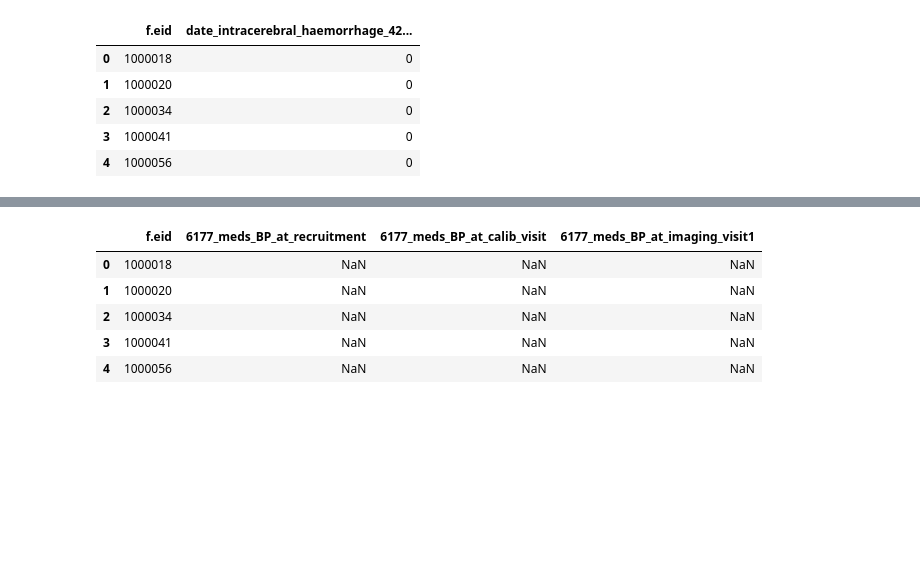
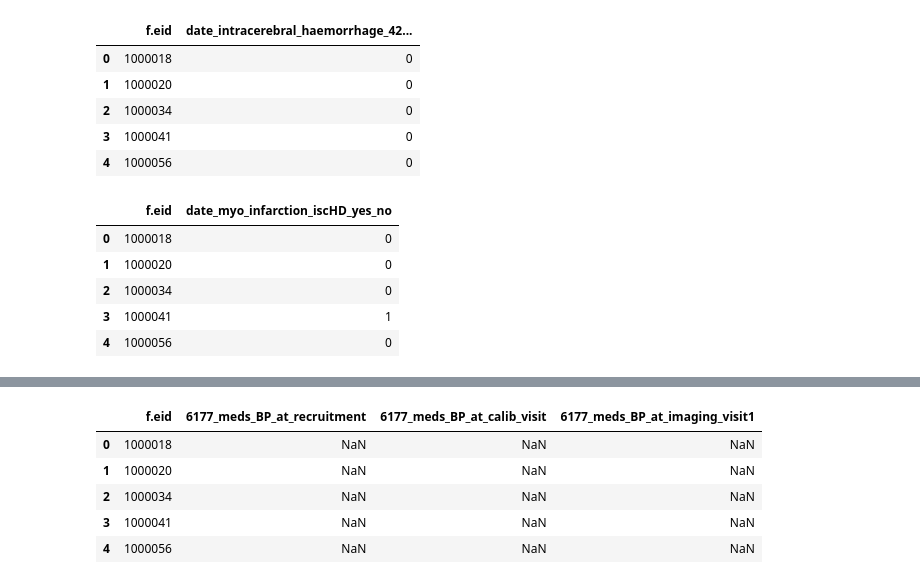
Before and after one commit to graciaandr/mres_dissertation, a Jupyter notebook: data_preprocessing_covariates_and_demographics.ipynb, the cells around one changed output, grey strips where cells are left out. Cells and saved outputs as stored; diff of their text form; code cells hidden in the pictures; blank space fills up the shorter version.

```diff
--- a/data_preprocessing_covariates_and_demographics.ipynb
+++ b/data_preprocessing_covariates_and_demographics.ipynb
@@ -868,3 +763,23 @@ df_date_intracerebral_haemorrhage_42010.head()
 | 2 | 1000034 | 0 |
 | 3 | 1000041 | 0 |
 | 4 | 1000056 | 0 |
+# %%
+# 42000
+# Date of myocardial infarction
+date_myo_infarction_path = data_path + "f.42000.tab"
+df_date_myo_infarction = pd.read_csv(date_myo_infarction_path, sep = "\t")
+df_date_myo_infarction.rename(columns={'f.42000.0.0': 'date_myo_infarction_HA'}, inplace=True)
+
+dict = {math.nan: "N/A"}
+df_date_myo_infarction.replace({"date_myo_infarction_HA": dict}, inplace=True)
+df_date_myo_infarction['date_myo_infarction_iscHD_yes_no'] = np.where(df_date_myo_infarction['date_myo_infarction_HA'] != "N/A", 1, 0)
+df_date_myo_infarction.drop(df_date_myo_infarction.columns[1],axis=1,inplace=True)
+
+df_date_myo_infarction.head()
+# %% [output]
+|  | f.eid | date_myo_infarction_iscHD_yes_no |
+| 0 | 1000018 | 0 |
+| 1 | 1000020 | 0 |
+| 2 | 1000034 | 0 |
+| 3 | 1000041 | 1 |
+| 4 | 1000056 | 0 |
```
Also changed, not shown: parts of 19 cells of this notebook.
